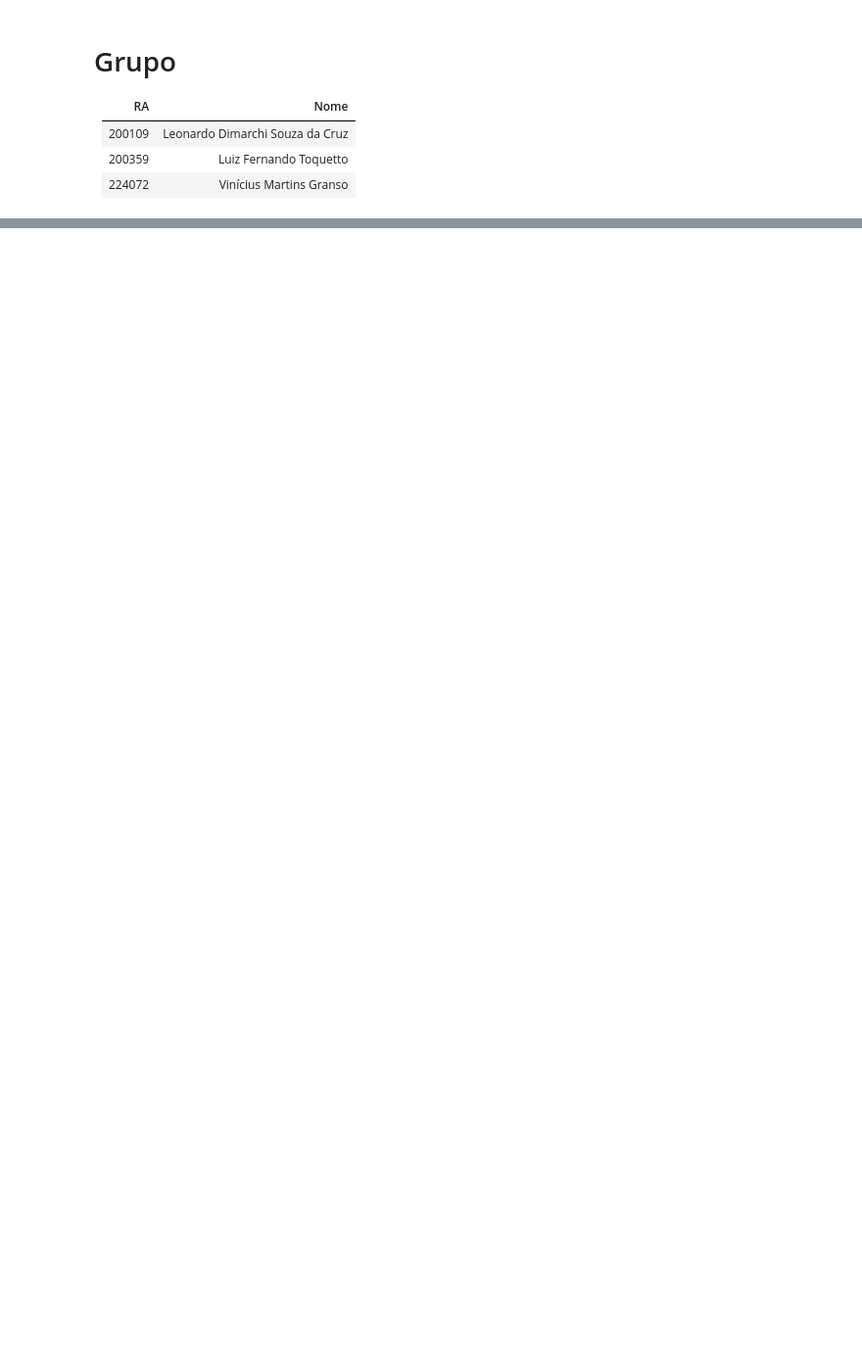
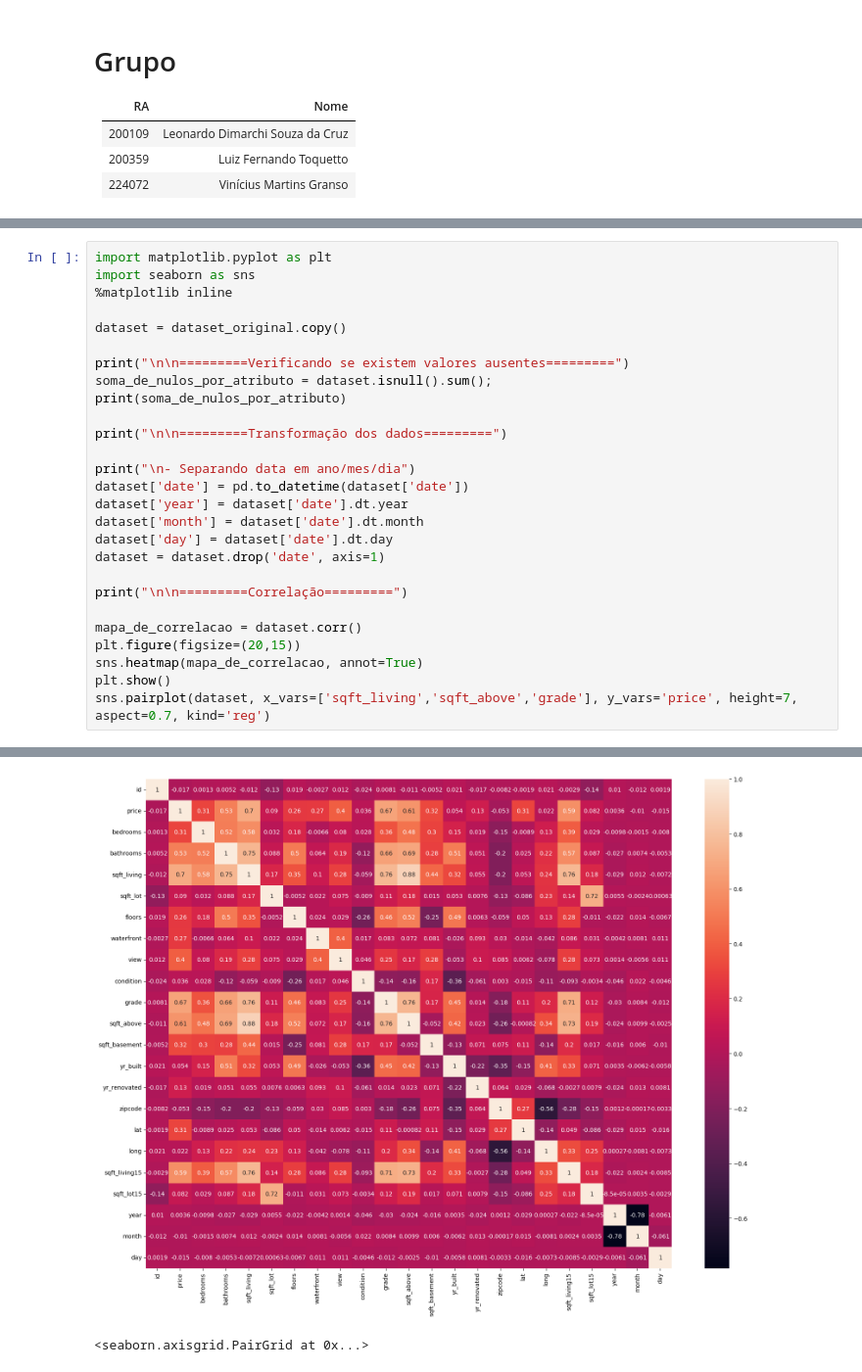
Before and after one commit to leonardodimarchi/ai-regression-and-classification, a Jupyter notebook: regression.ipynb, the cells around one changed output, grey strips where cells are left out. Shown: that part at 98% size. Drawn from its saved outputs; the diff is of its cells as text; blank space fills up the shorter version.

```diff
--- a/regression.ipynb
+++ b/regression.ipynb
@@ -61,0 +84,28 @@ dataset.describe()
+# %%
+import matplotlib.pyplot as plt
+import seaborn as sns
+%matplotlib inline
+
+dataset = dataset_original.copy()
+
+print("\n\n=========Verificando se existem valores ausentes=========")
+soma_de_nulos_por_atributo = dataset.isnull().sum();
+print(soma_de_nulos_por_atributo)
+
+print("\n\n=========Transformação dos dados=========")
+
+print("\n- Separando data em ano/mes/dia")
+dataset['date'] = pd.to_datetime(dataset['date'])
+dataset['year'] = dataset['date'].dt.year
+dataset['month'] = dataset['date'].dt.month
+dataset['day'] = dataset['date'].dt.day
+dataset = dataset.drop('date', axis=1)
+
+print("\n\n=========Correlação=========")
+
+mapa_de_correlacao = dataset.corr()
+plt.figure(figsize=(20,15))
+sns.heatmap(mapa_de_correlacao, annot=True)
+plt.show()
+sns.pairplot(dataset, x_vars=['sqft_living','sqft_above','grade'], y_vars='price', height=7, aspect=0.7, kind='reg')
+# %% [output]
@@ -61,0 +129,2 @@ dataset.describe()
+[figure, added]
+<seaborn.axisgrid.PairGrid at 0x...>
```
Also changed, not shown: parts of 15 cells of this notebook.
